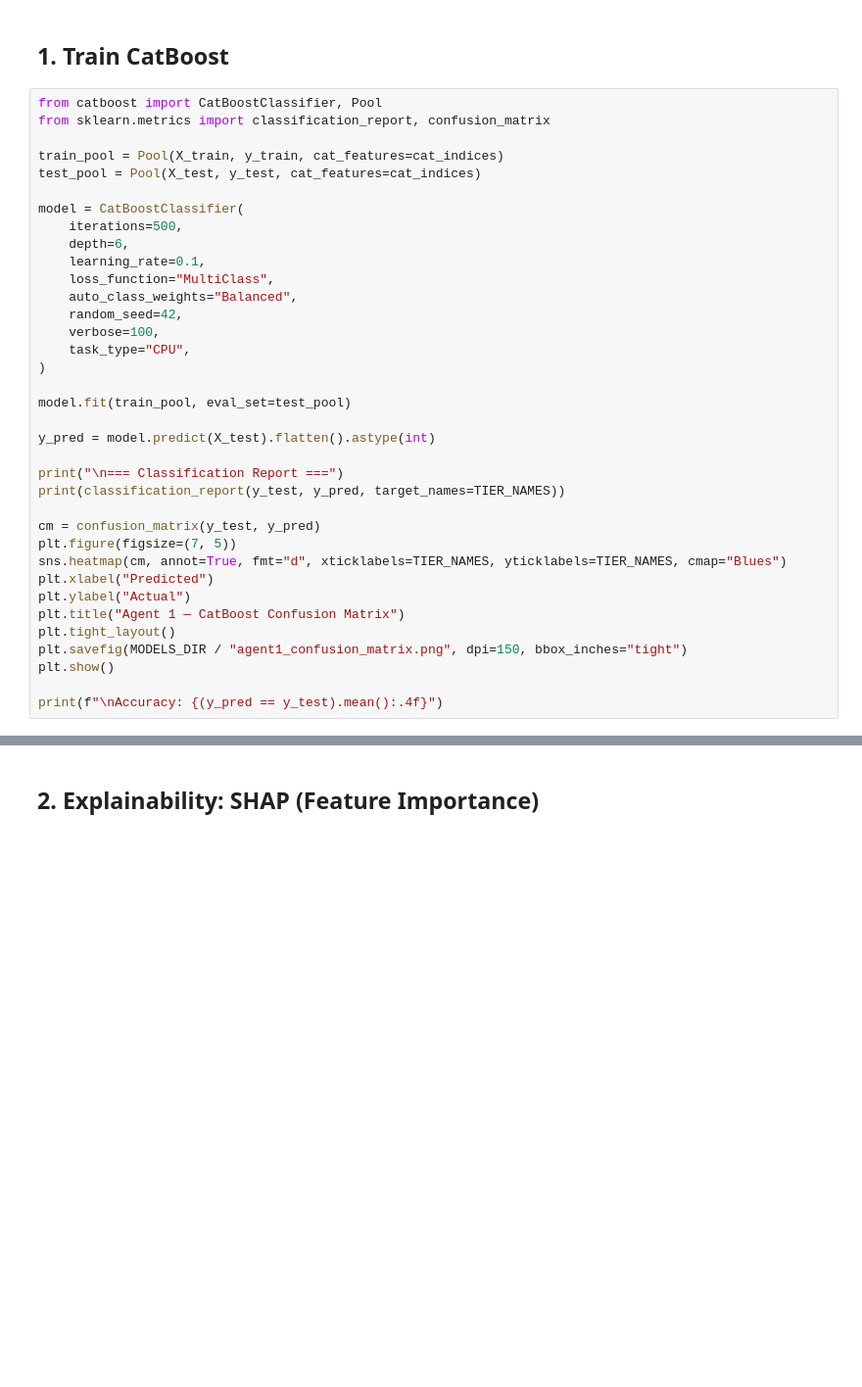
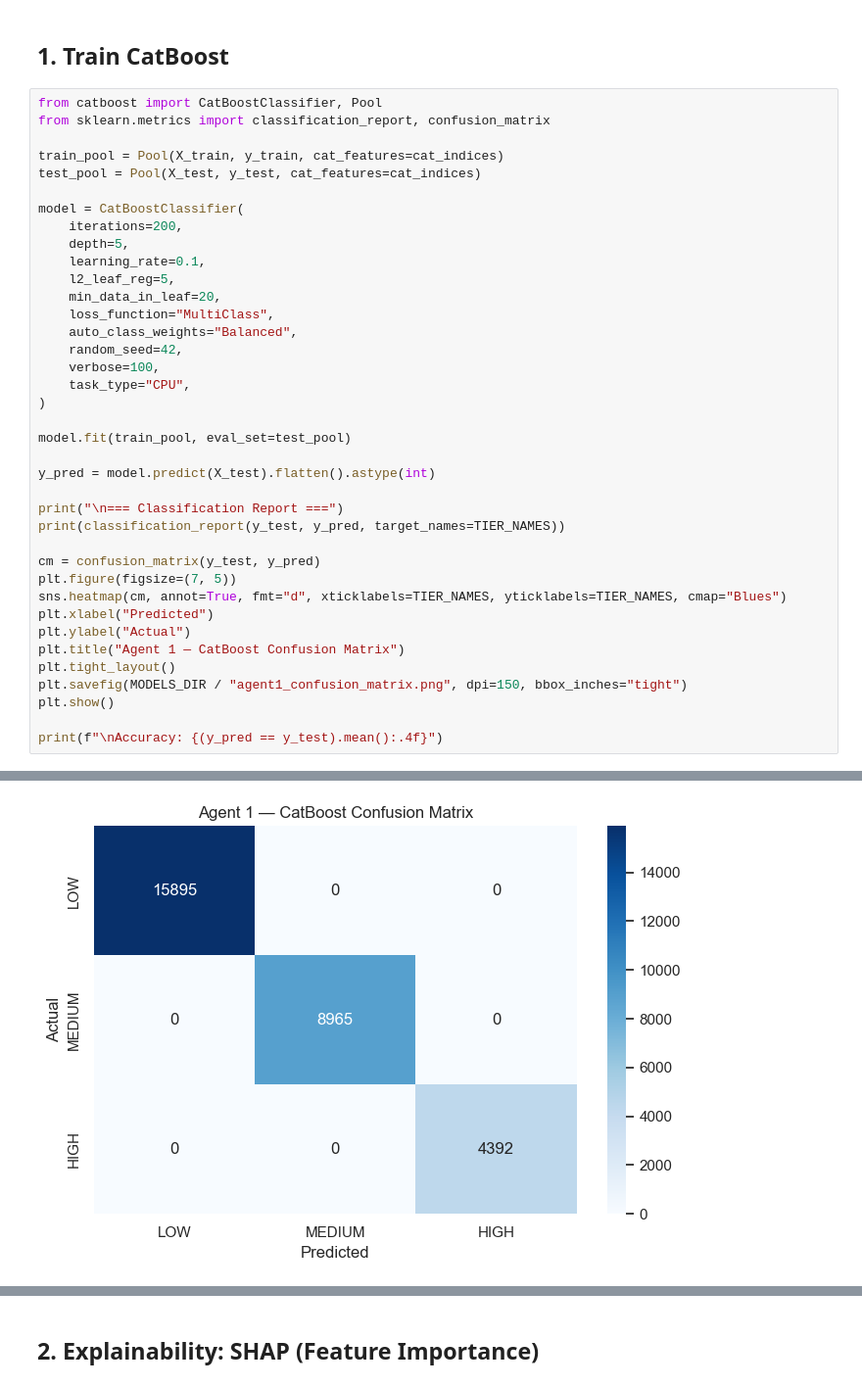
Before and after one commit to iamathulm/AI-DAY-T23-AUTONOMOUS-QUOTE-AGENTS, a Jupyter notebook: ML/notebooks/03_Agent1_Risk_Profiler.ipynb, the cells around one changed output, grey strips where cells are left out. Shown at 98% size. Cells and saved outputs as stored; diff of their text form; blank space fills up the shorter version.

```diff
--- a/ML/notebooks/03_Agent1_Risk_Profiler.ipynb
+++ b/ML/notebooks/03_Agent1_Risk_Profiler.ipynb
@@ -56,9 +68,11 @@ train_pool = Pool(X_train, y_train, cat_features=cat_indices)
 test_pool = Pool(X_test, y_test, cat_features=cat_indices)
 
 model = CatBoostClassifier(
-    iterations=500,
-    depth=6,
+    iterations=200,
+    depth=5,
     learning_rate=0.1,
+    l2_leaf_reg=5,
+    min_data_in_leaf=20,
     loss_function="MultiClass",
     auto_class_weights="Balanced",
     random_seed=42,
@@ -84,3 +98,4 @@ plt.savefig(MODELS_DIR / "agent1_confusion_matrix.png", dpi=150, bbox_inches="ti
 plt.show()
 
 print(f"\nAccuracy: {(y_pred == y_test).mean():.4f}")
+# %% [output]
@@ -86,0 +120 @@ print(f"\nAccuracy: {(y_pred == y_test).mean():.4f}")
+[figure, added]
```
Also changed, not shown: parts of 8 cells of this notebook, 48 other files.
